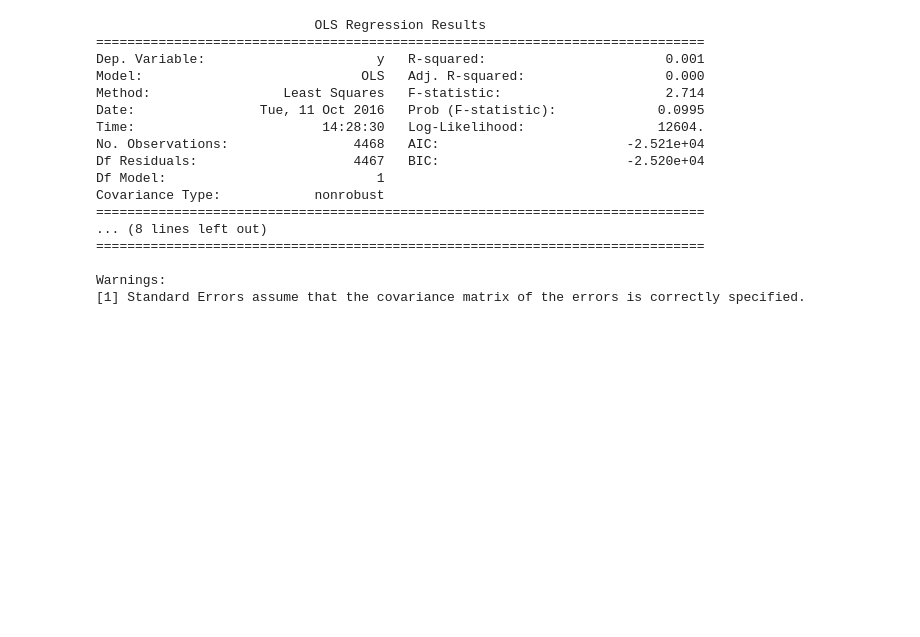
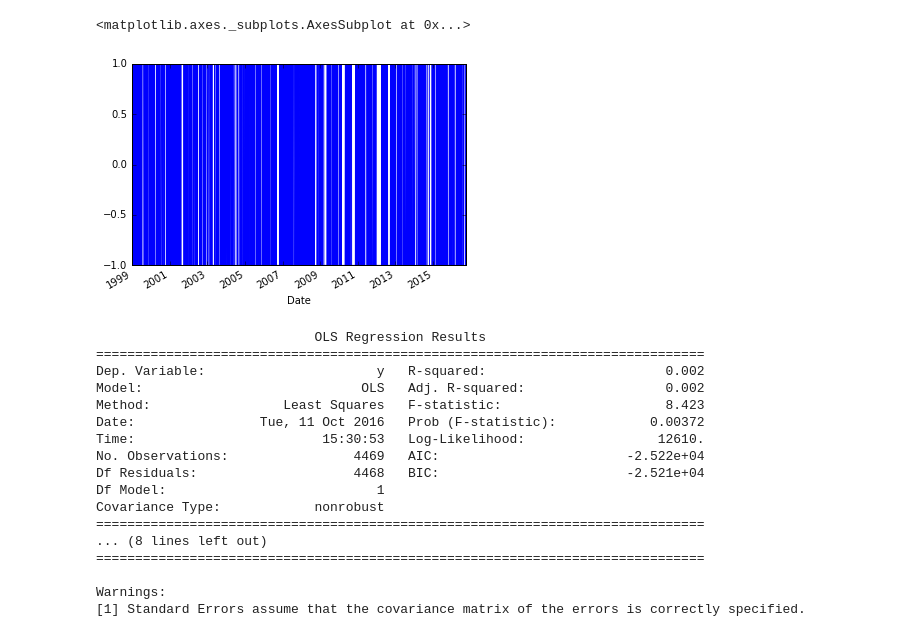
Before and after one commit to ProjectFE595/Project, a Jupyter notebook: Technical Indicators Test (TA-Lib).ipynb, the cells around one changed output. Cells and saved outputs as stored; diff of their text form; code cells hidden in the pictures; blank space fills up the shorter version.

Commit message:
Added Prototype Plotting and Backtesting Code
Not complete yet. May not use Zipline in final implementation.

```diff
--- a/Technical Indicators Test (TA-Lib).ipynb
+++ b/Technical Indicators Test (TA-Lib).ipynb
@@ -42,6 +47,8 @@ lowP = numpy.array(histPrice["Low"], dtype='f8')
 volume = numpy.array(histPrice["Volume"], dtype='f8')
 
 sma = talib.SMA(closeP,timeperiod=14)
+sma10 = talib.SMA(closeP,timeperiod=10)
+sma5 = talib.SMA(closeP,timeperiod=5)
 ema = talib.EMA(closeP,timeperiod=30)
 kama = talib.KAMA(closeP,timeperiod=30)
 adx = talib.ADX(highP,lowP,closeP,timeperiod=14)
@@ -56,10 +63,10 @@ obv = talib.OBV(closeP,volume)
 slowk, slowd = talib.STOCH(highP,lowP,closeP,fastk_period=5, slowk_period=3, slowk_matype=0, slowd_period=3, slowd_matype=0)
 mom = talib.MOM(closeP,timeperiod=10)
 roc = talib.ROC(closeP,timeperiod=10)
-upperBB, middleBB, lowerBB = talib.BBANDS(closeP, matype=MA_Type.T3)
+upperBB, middleBB, lowerBB = talib.BBANDS(closeP, matype=3)
 hilbertTL = talib.HT_TRENDLINE(closeP)
 williamR = talib.WILLR(highP,lowP,closeP,timeperiod=14)
 
-res = numpy.c_[histPrice,sma,ema,kama,adx,rsi,cci,macd,signal,hist,mfi,ad,adOscillator,atr,obv,slowk,slowd,mom,roc,upperBB,middleBB,lowerBB,hilbertTL,williamR]
+res = numpy.c_[histPrice,sma,ema,kama,adx,rsi,cci,macd,signal,hist,mfi,ad,adOscillator,atr,obv,slowk,slowd,mom,roc,upperBB,middleBB,lowerBB,hilbertTL,williamR,sma5,sma10]
 
 records = res.tolist()
@@ -66,5 +77,11 @@ records = res.tolist()
 # %%
 # Test one of the technical indicators predictive power
-Signal = numpy.append(float('NaN'),adOscillator)[:-1].copy()
-Signals = histPrice.copy().assign(Ind=Signal, signal=0, Return=histPrice["Close"].pct_change()[2:]).dropna()
-Signals["signal"] = Signals["Close"] - Signals["Ind"]
+Signal = sma10
+#Signal = Series(sma5 > sma10) # Strategy for indicator when SMA 5 > SMA 10 = BUY, else SELL
+#Signal[1:10] = float('NaN')
+Signal[9:][sma5[9:] > sma10[9:]] = -1
+Signal[9:][sma5[9:] <= sma10[9:]] = 1
+#Signal = numpy.append(float('NaN'),adOscillator)[:-1].copy()
+Signals = histPrice.copy().assign(signal=Signal, Return=histPrice["Close"].pct_change()[1:])
+#Signals["signal"][sma50 < sma200]# = -1
+Signals.dropna()
@@ -71,20 +108,26 @@ Signals["signal"] = Signals["Close"] - Signals["Ind"]
+# %%
+Signals["signal"].plot.line()
+# %% [output]
+<matplotlib.axes._subplots.AxesSubplot at 0x...>
+[figure, added]
 # %%
+SignalsCleaned = Signals.copy().dropna()
 # Import package for OLS function to be used
 import statsmodels.formula.api as smf
 # Define an Logistic Regression model on the returns
-model = smf.OLS(numpy.array(Signals["Return"][1:]), numpy.array(Signals["signal"][:-1]))
+model = smf.OLS(numpy.array(SignalsCleaned["Return"][1:]), numpy.array(SignalsCleaned["signal"][:-1]))
 fit = model.fit() # Fit the model
 print(fit.summary()) # Print summary of the model
 # %% [output]
                             OLS Regression Results
 ==============================================================================
-Dep. Variable:                      y   R-squared:                       0.001
-Model:                            OLS   Adj. R-squared:                  0.000
-Method:                 Least Squares   F-statistic:                     2.714
-Date:                Tue, 11 Oct 2016   Prob (F-statistic):             0.0995
-Time:                        14:28:30   Log-Likelihood:                 12604.
-No. Observations:                4468   AIC:                        -2.521e+04
-Df Residuals:                    4467   BIC:                        -2.520e+04
+Dep. Variable:                      y   R-squared:                       0.002
+Model:                            OLS   Adj. R-squared:                  0.002
+Method:                 Least Squares   F-statistic:                     8.423
+Date:                Tue, 11 Oct 2016   Prob (F-statistic):            0.00372
+Time:                        15:30:53   Log-Likelihood:                 12610.
+No. Observations:                4469   AIC:                        -2.522e+04
+Df Residuals:                    4468   BIC:                        -2.521e+04
 Df Model:                           1
 Covariance Type:            nonrobust
 ==============================================================================
```
Also changed, not shown: parts of 9 cells of this notebook.
